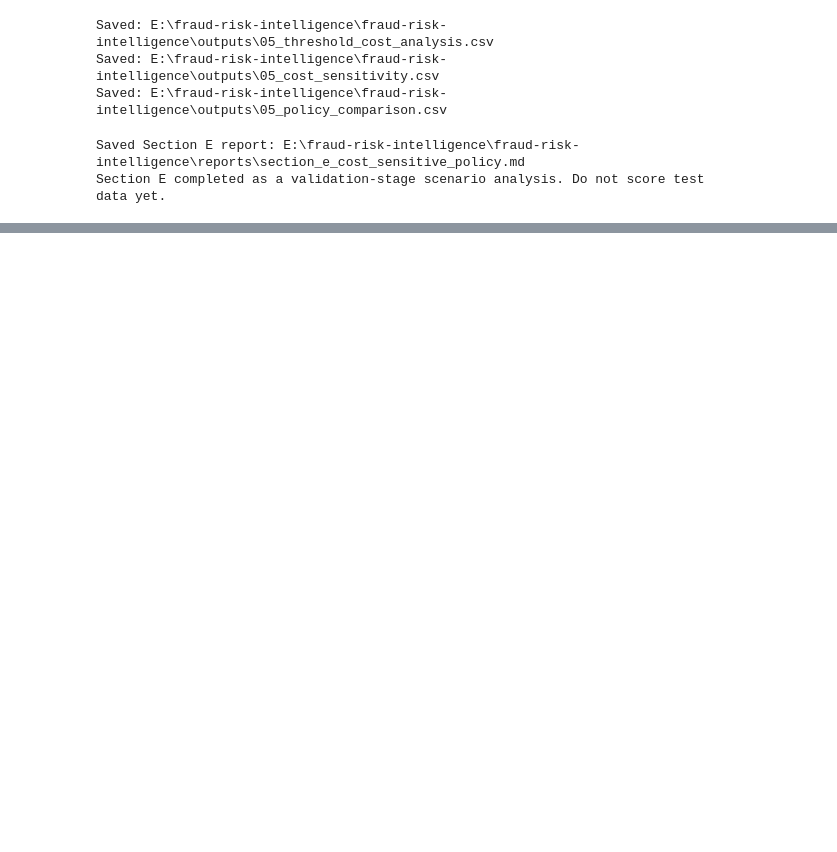
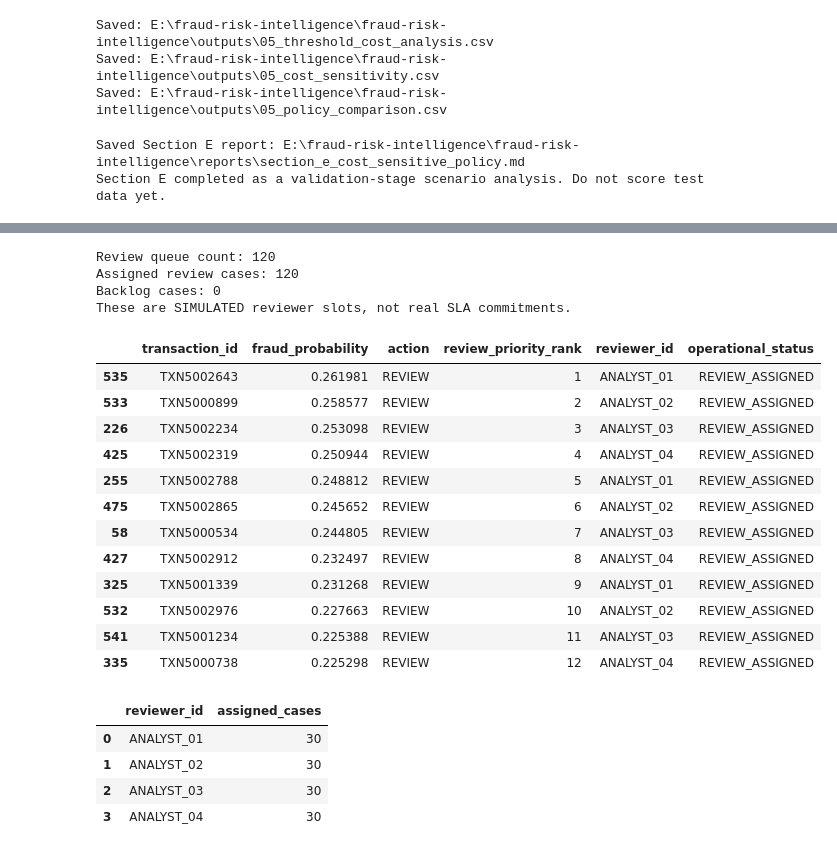
Before and after one commit to sasa312002/fraud-risk-intelligence, a Jupyter notebook: notebooks/01_fraud_risk_analysis.ipynb, the cells around one changed output, grey strips where cells are left out. Saved outputs shown, nothing was run; the diff lists cells and outputs as text; code cells hidden in the pictures; blank space fills up the shorter version.

```diff
--- a/notebooks/01_fraud_risk_analysis.ipynb
+++ b/notebooks/01_fraud_risk_analysis.ipynb
@@ -4894,0 +4977,45 @@ Section E completed as a validation-stage scenario analysis. Do not score test d
+# %%
+# ============================================================
+# Cell 56 — Human-review queue and workload allocation
+# ============================================================
+section_i_review_queue = (
+    section_i_cases.loc[section_i_cases.action == 'REVIEW']
+    .sort_values('review_priority_rank')
+    .copy()
+)
+print('Review queue count:', len(section_i_review_queue))
+print('Assigned review cases:', (section_i_cases.operational_status == 'REVIEW_ASSIGNED').sum())
+print('Backlog cases:', (section_i_cases.operational_status == 'PENDING_REVIEW_BACKLOG').sum())
+print('These are SIMULATED reviewer slots, not real SLA commitments.')
+display(section_i_review_queue.head(12))
+section_i_analyst_load = (
+    section_i_review_queue.dropna(subset=['reviewer_id'])
+    .groupby('reviewer_id').size().rename('assigned_cases')
+    .reset_index().sort_values('reviewer_id')
+)
+display(section_i_analyst_load)
+assert (section_i_analyst_load.assigned_cases <= section_i_capacity.reviews_per_analyst_per_batch).all()
+assert section_i_summary['review_backlog_count'] == len(section_i_review_queue) - section_i_summary['review_assigned_count']
+# %% [output]
+Review queue count: 120
+Assigned review cases: 120
+Backlog cases: 0
+These are SIMULATED reviewer slots, not real SLA commitments.
+|  | transaction_id | fraud_probability | action | review_priority_rank | reviewer_id | operational_status |
+| 535 | TXN5002643 | 0.261981 | REVIEW | 1 | ANALYST_01 | REVIEW_ASSIGNED |
+| 533 | TXN5000899 | 0.258577 | REVIEW | 2 | ANALYST_02 | REVIEW_ASSIGNED |
+| 226 | TXN5002234 | 0.253098 | REVIEW | 3 | ANALYST_03 | REVIEW_ASSIGNED |
+| 425 | TXN5002319 | 0.250944 | REVIEW | 4 | ANALYST_04 | REVIEW_ASSIGNED |
+| 255 | TXN5002788 | 0.248812 | REVIEW | 5 | ANALYST_01 | REVIEW_ASSIGNED |
+| 475 | TXN5002865 | 0.245652 | REVIEW | 6 | ANALYST_02 | REVIEW_ASSIGNED |
+| 58 | TXN5000534 | 0.244805 | REVIEW | 7 | ANALYST_03 | REVIEW_ASSIGNED |
+| 427 | TXN5002912 | 0.232497 | REVIEW | 8 | ANALYST_04 | REVIEW_ASSIGNED |
+| 325 | TXN5001339 | 0.231268 | REVIEW | 9 | ANALYST_01 | REVIEW_ASSIGNED |
+| 532 | TXN5002976 | 0.227663 | REVIEW | 10 | ANALYST_02 | REVIEW_ASSIGNED |
+| 541 | TXN5001234 | 0.225388 | REVIEW | 11 | ANALYST_03 | REVIEW_ASSIGNED |
+| 335 | TXN5000738 | 0.225298 | REVIEW | 12 | ANALYST_04 | REVIEW_ASSIGNED |
+|  | reviewer_id | assigned_cases |
+| 0 | ANALYST_01 | 30 |
+| 1 | ANALYST_02 | 30 |
+| 2 | ANALYST_03 | 30 |
+| 3 | ANALYST_04 | 30 |
```
Also changed, not shown: parts of 5 cells of this notebook, 8 other files.
